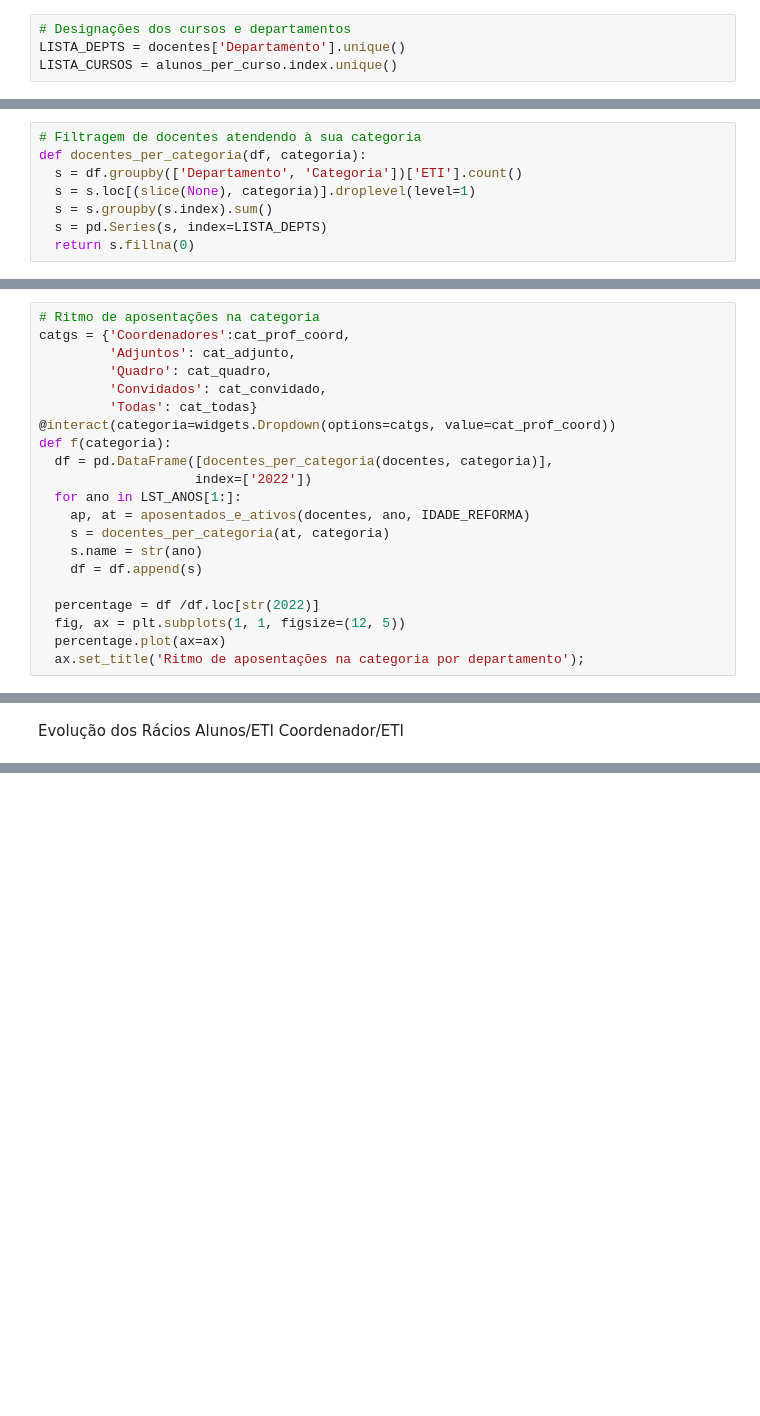
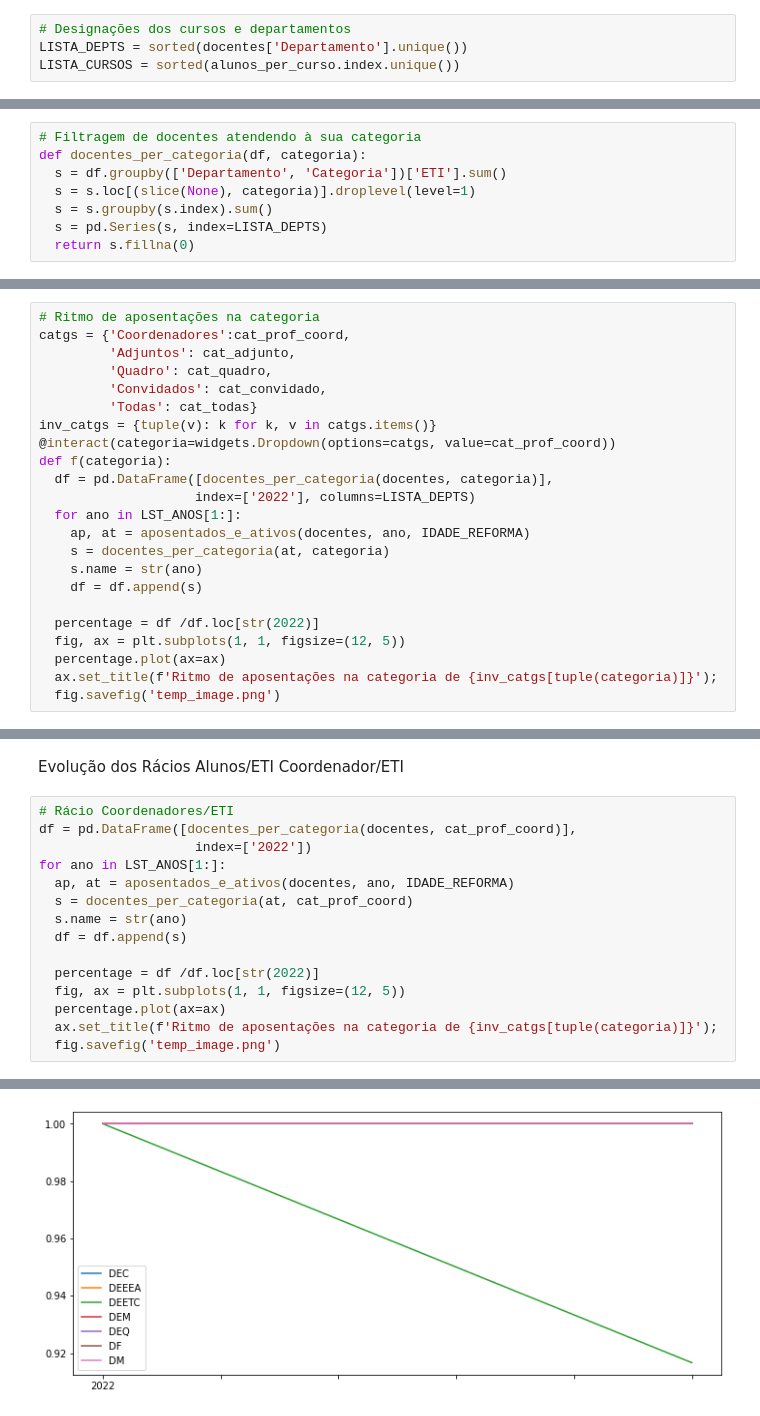
Before and after one commit to arjoca/RHDocentes, a Jupyter notebook: RHDocentes_Futuro.ipynb, the cells around one changed output, grey strips where cells are left out. Saved outputs shown, nothing was run; the diff lists cells and outputs as text; blank space fills up the shorter version.

```diff
--- a/RHDocentes_Futuro.ipynb
+++ b/RHDocentes_Futuro.ipynb
@@ -48,8 +48,8 @@ horas = pd.read_csv(base_url + 'horas.csv', encoding= 'unicode_escape', index_co
 %load_ext google.colab.data_table
 # %%
 # Designações dos cursos e departamentos
-LISTA_DEPTS = docentes['Departamento'].unique()
-LISTA_CURSOS = alunos_per_curso.index.unique()
+LISTA_DEPTS = sorted(docentes['Departamento'].unique())
+LISTA_CURSOS = sorted(alunos_per_curso.index.unique())
 # %%
 # Designações das categorias de docentes
 cat_prof_coord = ['Prof. Coordenador', 'Prof. Coordenador c/ Agreg. ', 'Professor Coordenador Principal']
@@ -82,7 +82,7 @@ def aposentados_e_ativos(df, ano, idade_reforma):
 # %%
 # Filtragem de docentes atendendo à sua categoria
 def docentes_per_categoria(df, categoria):
-  s = df.groupby(['Departamento', 'Categoria'])['ETI'].count()
+  s = df.groupby(['Departamento', 'Categoria'])['ETI'].sum()
   s = s.loc[(slice(None), categoria)].droplevel(level=1)
   s = s.groupby(s.index).sum()
   s = pd.Series(s, index=LISTA_DEPTS)
@@ -150,10 +150,11 @@ catgs = {'Coordenadores':cat_prof_coord,
          'Quadro': cat_quadro,
          'Convidados': cat_convidado,
          'Todas': cat_todas}
+inv_catgs = {tuple(v): k for k, v in catgs.items()}
 @interact(categoria=widgets.Dropdown(options=catgs, value=cat_prof_coord))
 def f(categoria):
   df = pd.DataFrame([docentes_per_categoria(docentes, categoria)],
-                    index=['2022'])
+                    index=['2022'], columns=LISTA_DEPTS)
   for ano in LST_ANOS[1:]:
     ap, at = aposentados_e_ativos(docentes, ano, IDADE_REFORMA)
     s = docentes_per_categoria(at, categoria)
@@ -163,6 +164,7 @@ def f(categoria):
   percentage = df /df.loc[str(2022)]
   fig, ax = plt.subplots(1, 1, figsize=(12, 5))
   percentage.plot(ax=ax)
-  ax.set_title('Ritmo de aposentações na categoria por departamento');
+  ax.set_title(f'Ritmo de aposentações na categoria de {inv_catgs[tuple(categoria)]}');
+  fig.savefig('temp_image.png')
 # %% [output]
 interactive(children=(Dropdown(description='categoria', options={'Coordenadores': ['Prof. Coordenador', 'Prof.…
@@ -177,3 +177,19 @@ Image('temp_image.png')
 Evolução dos Rácios
 Alunos/ETI
 Coordenador/ETI
+# %%
+# Rácio Coordenadores/ETI
+df = pd.DataFrame([docentes_per_categoria(docentes, cat_prof_coord)],
+                    index=['2022'])
+for ano in LST_ANOS[1:]:
+  ap, at = aposentados_e_ativos(docentes, ano, IDADE_REFORMA)
+  s = docentes_per_categoria(at, cat_prof_coord)
+  s.name = str(ano)
+  df = df.append(s)
+
+  percentage = df /df.loc[str(2022)]
+  fig, ax = plt.subplots(1, 1, figsize=(12, 5))
+  percentage.plot(ax=ax)
+  ax.set_title(f'Ritmo de aposentações na categoria de {inv_catgs[tuple(categoria)]}');
+  fig.savefig('temp_image.png')
+# %% [output]
@@ -179,0 +197 @@ Coordenador/ETI
+[figure, added]
```
Also changed, not shown: parts of 3 cells of this notebook.
